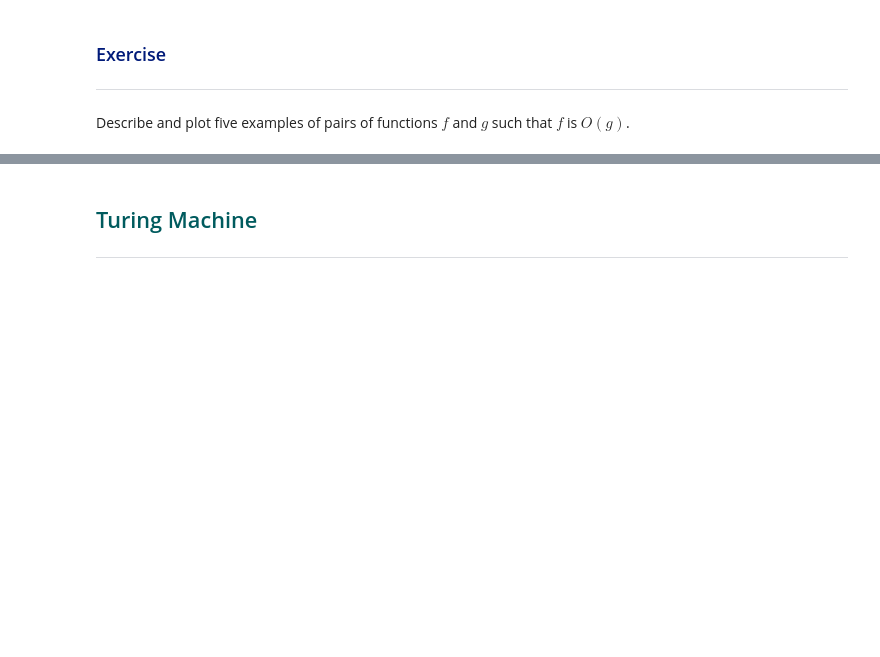
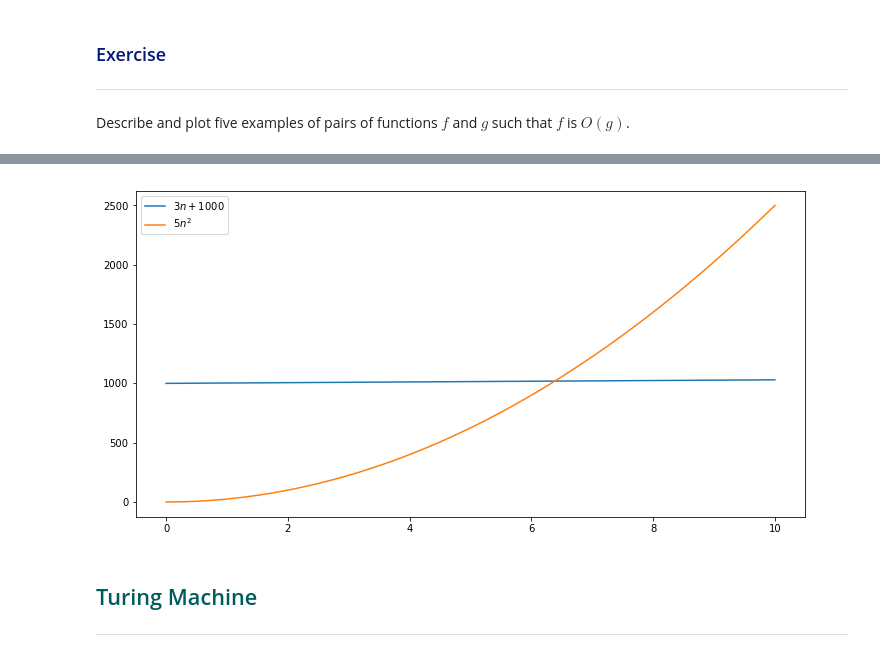
Before and after one commit to shanemcdonagh/emergingtechnologies, a Jupyter notebook: content/computation.ipynb, the cells around one changed output, grey strips where cells are left out. Drawn from its saved outputs; the diff is of its cells as text; code cells hidden in the pictures; blank space fills up the shorter version.

```diff
--- a/content/computation.ipynb
+++ b/content/computation.ipynb
@@ -75,3 +98,26 @@ Describe and plot five examples of pairs of functions $f$ and $g$ such that $f$
+# %%
+# Example 2:
+# f = 3n + 4 ≤ 5n^2 (5 being c and n being 𝑔(𝑛))
+
+# Create a figure.
+fig, ax = plt.subplots(figsize=(12, 6))
+
+# n values.
+n = np.linspace(0.0, 10.0, 100)
+
+# Plot f(n).
+ax.plot(n, (3*n)+1000, label="$3n + 1000$")
+
+# Plot cg(n).
+ax.plot(n, (5*n)**2, label="$5n^2$")
+
+# Legend.
+ax.legend()
+
+# Show.
+plt.show();
+# %% [output]
+[figure, added]
 # %% [markdown]
 <h2 style="color: rgb(0, 91, 94);">Turing Machine</h2>
 
```
Also changed, not shown: parts of 2 cells of this notebook, 1 other file.
